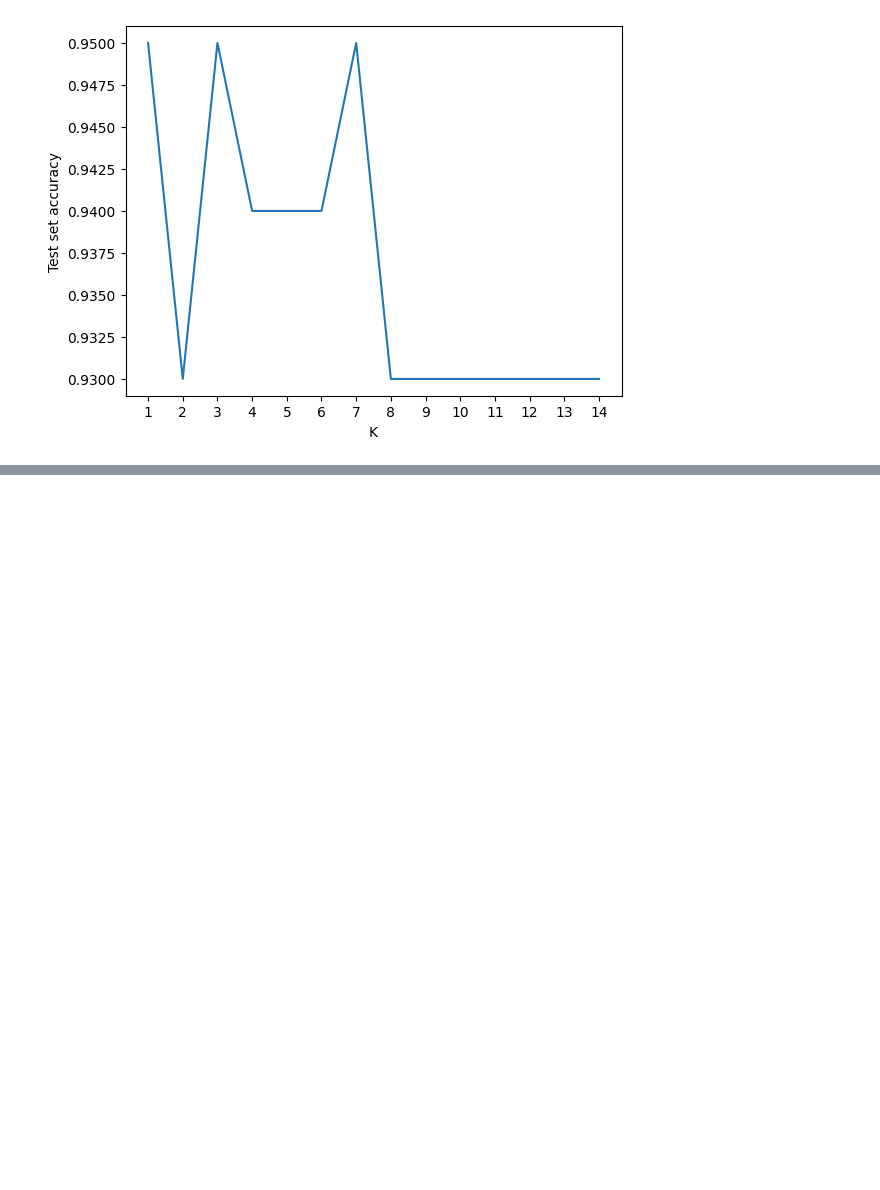
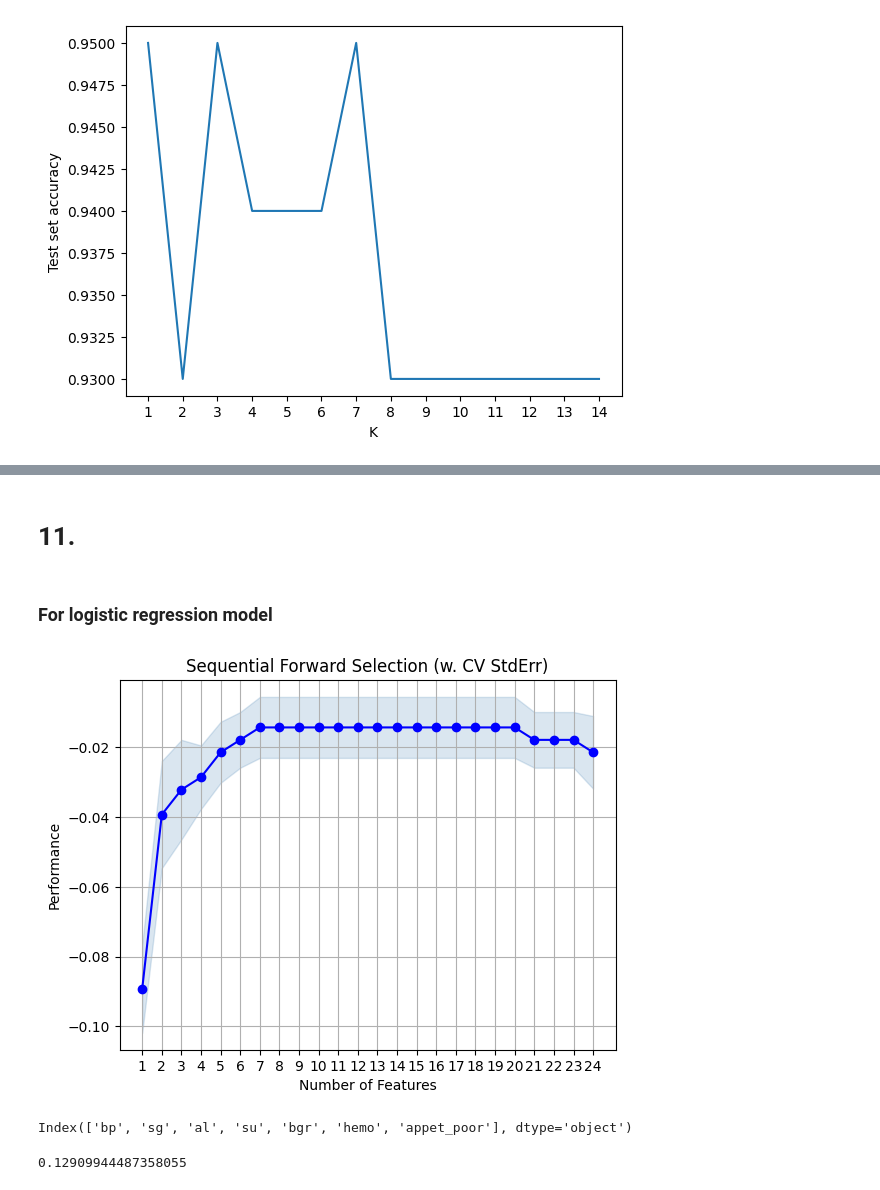
Before and after one commit to Anu-Kumar2/STATS3DA3_A6, a Jupyter notebook: A6_Git.ipynb, the cells around one changed output, grey strips where cells are left out. Cells and saved outputs as stored; diff of their text form; code cells hidden in the pictures; blank space fills up the shorter version.

```diff
--- a/A6_Git.ipynb
+++ b/A6_Git.ipynb
@@ -517,7 +520,7 @@ Specificity :  0.9782608695652174
 # %%
 # Let K = 5
 knn5 = neighbors.KNeighborsClassifier(
-    n_neighbors = 5,
+    n_neighbors = 3,
     algorithm='brute'
     )
 # %%
@@ -556,0 +566,2 @@ plt.show()
+# %% [markdown]
+# 11.
@@ -556,0 +575,36 @@ plt.show()
+# %% [markdown]
+### For logistic regression model
+# %%
+sfs = SFS(
+    ckd_log,
+    k_features=(1,24),
+    forward=True,
+    floating=False,
+    scoring='neg_mean_squared_error',
+    cv=5
+    )
+# %%
+sfs = sfs.fit(x_train, y_train)
+# %%
+fig = plot_sfs(sfs.get_metric_dict(), kind='std_err')
+
+plt.title('Sequential Forward Selection (w. CV StdErr)')
+plt.grid()
+plt.show()
+# %% [output]
+[figure, added]
+# %%
+x_train.columns[list(sfs.k_feature_idx_)]
+# %% [output]
+Index(['bp', 'sg', 'al', 'su', 'bgr', 'hemo', 'appet_poor'], dtype='object')
+# %%
+# Prediction on hold-out set
+sel_col = x_train.columns[list(sfs.k_feature_idx_)]
+X_train_sfs = x_train[sel_col]
+X_test_sfs = x_test[sel_col]
+sfs_m = LogisticRegression()
+sfs_m.fit(X_train_sfs, y_train)
+sfs_test = sfs_m.predict(X_test_sfs)
+np.sqrt(metrics.mean_squared_error(y_test, sfs_test))
+# %% [output]
+0.12909944487358055
```
Also changed, not shown: parts of 62 cells of this notebook.
